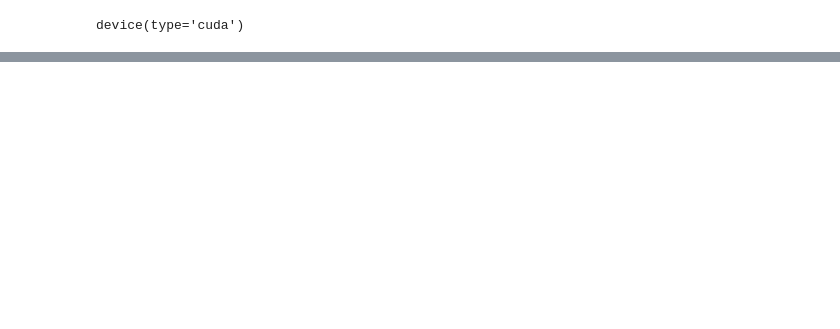
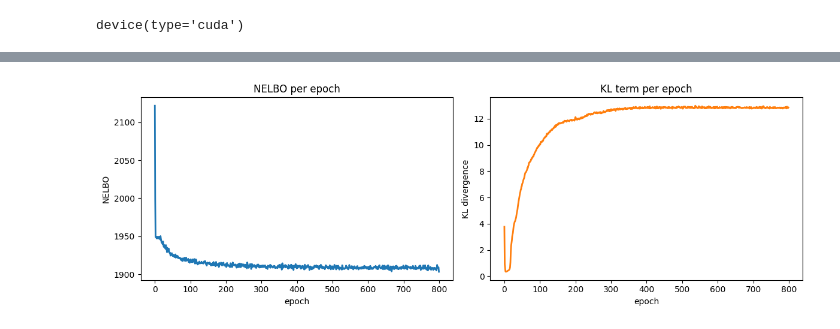
Before and after one commit to jlealtru/website_tutorials, a Jupyter notebook: notebooks/etm_preprocessed_data.ipynb, the cells around one changed output, grey strips where cells are left out. Cells and saved outputs as stored; diff of their text form; code cells hidden in the pictures; blank space fills up the shorter version.

```diff
--- a/notebooks/etm_preprocessed_data.ipynb
+++ b/notebooks/etm_preprocessed_data.ipynb
@@ -671,8 +724,9 @@ def train(model, batch_size=256,dictionary = None,
     model.to(device)
     model.train()
 
-    data_loader = DataLoader(training_data, batch_size=batch_size, shuffle=True, num_workers=0,
-                                        collate_fn=training_data.collate_fn1)
+    # instead of a DataLoader that re-expands every document per epoch, iterate
+    # over shuffled index batches sliced straight from the GPU-resident matrix
+    num_train = train_bows.shape[0]
 
     optimizer = torch.optim.Adam(model.parameters(),lr=learning_rate)
 
@@ -693,15 +747,17 @@ def train(model, batch_size=256,dictionary = None,
     c_v_lst, c_w2v_lst, c_uci_lst, c_npmi_lst, mimno_tc_lst, td_lst = [], [], [], [], [], []
     for epoch in range(start_epoch, num_epochs):
         epochloss_lst = []
+        epochrec_lst, epochkl_lst = [], []
         model.train()
-        for iter_,data in enumerate(data_loader):
+        # torch.randperm reshuffles the documents every epoch just like the DataLoader did
+        perm = torch.randperm(num_train, device=train_bows.device)
+        for iter_,start in enumerate(range(0, num_train, batch_size)):
             #optimizer.zero_grad()
             model.zero_grad(set_to_none=True)
 
-            txts,bows,ids = data
-            bows = bows.to(device)
+            idx = perm[start:start + batch_size]
+            bows = train_bows[idx]
             normalized_bows = bows
-            normalized_bows.to(device)
 
             recon_loss, kld_theta = model.forward(bows, normalized_bows)
             total_loss = recon_loss + kld_theta
@@ -711,6 +767,9 @@ def train(model, batch_size=256,dictionary = None,
             acc_loss += torch.sum(recon_loss).item()
             acc_kl_theta_loss += torch.sum(kld_theta).item()
             cnt += 1
+            epochloss_lst.append(recon_loss.item() + kld_theta.item())
+            epochrec_lst.append(recon_loss.item())
+            epochkl_lst.append(kld_theta.item())
             if iter_ % 4 == 0:
                 cur_loss = round(acc_loss / cnt, 2)
                 cur_kl_theta = round(acc_kl_theta_loss / cnt, 2)
@@ -725,6 +784,10 @@ def train(model, batch_size=256,dictionary = None,
                           "lr": learning_rate,
                           "optimizer": 'Adam'})
 
+        # keep one point per epoch for the training curves plotted below
+        trainloss_lst.append(float(np.mean(epochloss_lst)))
+        recloss_lst.append(float(np.mean(epochrec_lst)))
+        klloss_lst.append(float(np.mean(epochkl_lst)))
         cur_loss = round(acc_loss / cnt, 2)
         cur_kl_theta = round(acc_kl_theta_loss / cnt, 2)
         cur_real_loss = round(cur_loss + cur_kl_theta, 2)
@@ -734,6 +797,7 @@ def train(model, batch_size=256,dictionary = None,
         if (epoch+1)%log_every==0:
             topic_words = get_topic_words(model, dictionary)
             topic_diversity = get_topic_diversity(model,topk=200)
+            txts = [x_tokens_train[i] for i in idx.tolist()] # texts of the last batch, as before
             coh_scores = coherence_data(topics = topic_words, texts = txts, dictionary = dictionary)
             #calc_topic_diversity(topic_words)
             print(f'topic diversity is {topic_diversity}')
@@ -746,9 +810,12 @@ def train(model, batch_size=256,dictionary = None,
                        'uci': coh_scores[0],
                        'npmi':coh_scores[1]
                       })
+    return trainloss_lst, recloss_lst, klloss_lst
 # %%
 #model.to(device)
 wandb.watch(model, log="all")
-train(model,batch_size=1024, learning_rate=2e-3,test_data=None,dictionary=dictionary,
+train_start = time.time()
+loss_history = train(model,batch_size=1024, learning_rate=2e-3,test_data=None,dictionary=dictionary,
       num_epochs=ETM_EPOCHS,is_evaluate=False,log_every=40,
       ckpt=None)
+print(f'training took {(time.time() - train_start)/60:.1f} minutes for {ETM_EPOCHS} epochs')
@@ -755,3 +840,22 @@ train(model,batch_size=1024, learning_rate=2e-3,test_data=None,dictionary=dictio
+# %%
+# training curves: one point per epoch. Reconstruction loss and the KL term live
+# on very different scales (thousands vs single digits) so they get their own panels
+import matplotlib.pyplot as plt
+
+nelbo_lst, rec_lst, kl_lst = loss_history
+fig, (ax1, ax2) = plt.subplots(1, 2, figsize=(12, 4))
+ax1.plot(nelbo_lst, color='tab:blue', linewidth=2)
+ax1.set_xlabel('epoch')
+ax1.set_ylabel('NELBO')
+ax1.set_title('NELBO per epoch')
+ax2.plot(kl_lst, color='tab:orange', linewidth=2)
+ax2.set_xlabel('epoch')
+ax2.set_ylabel('KL divergence')
+ax2.set_title('KL term per epoch')
+plt.tight_layout()
+plt.show()
+# %% [output]
+[figure, added]
 # %%
 # save model
 torch.save(model.state_dict(), '../data/pitchfork/etm_original_architecture_400d.pth')
```
Also changed, not shown: parts of 19 cells of this notebook, 1 other file.
